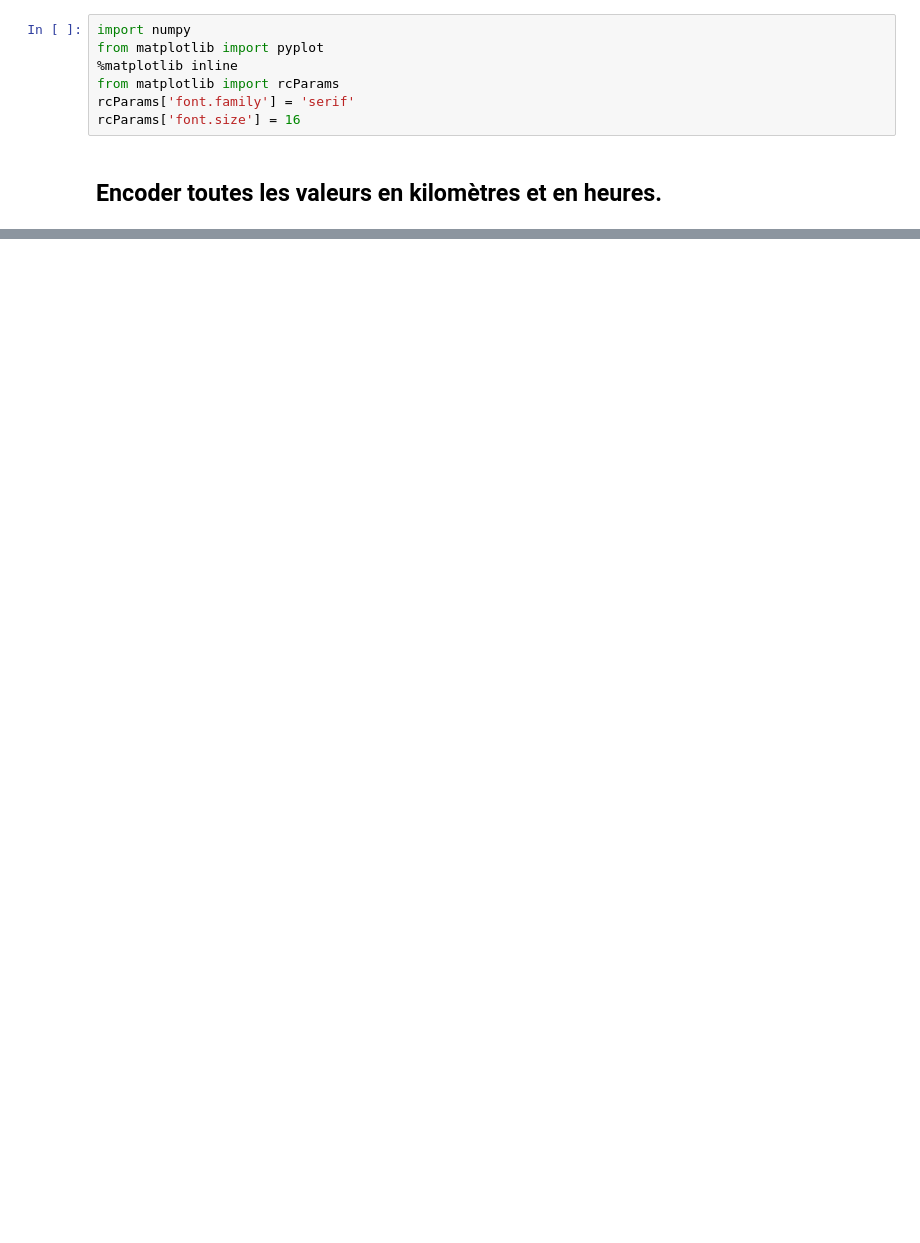
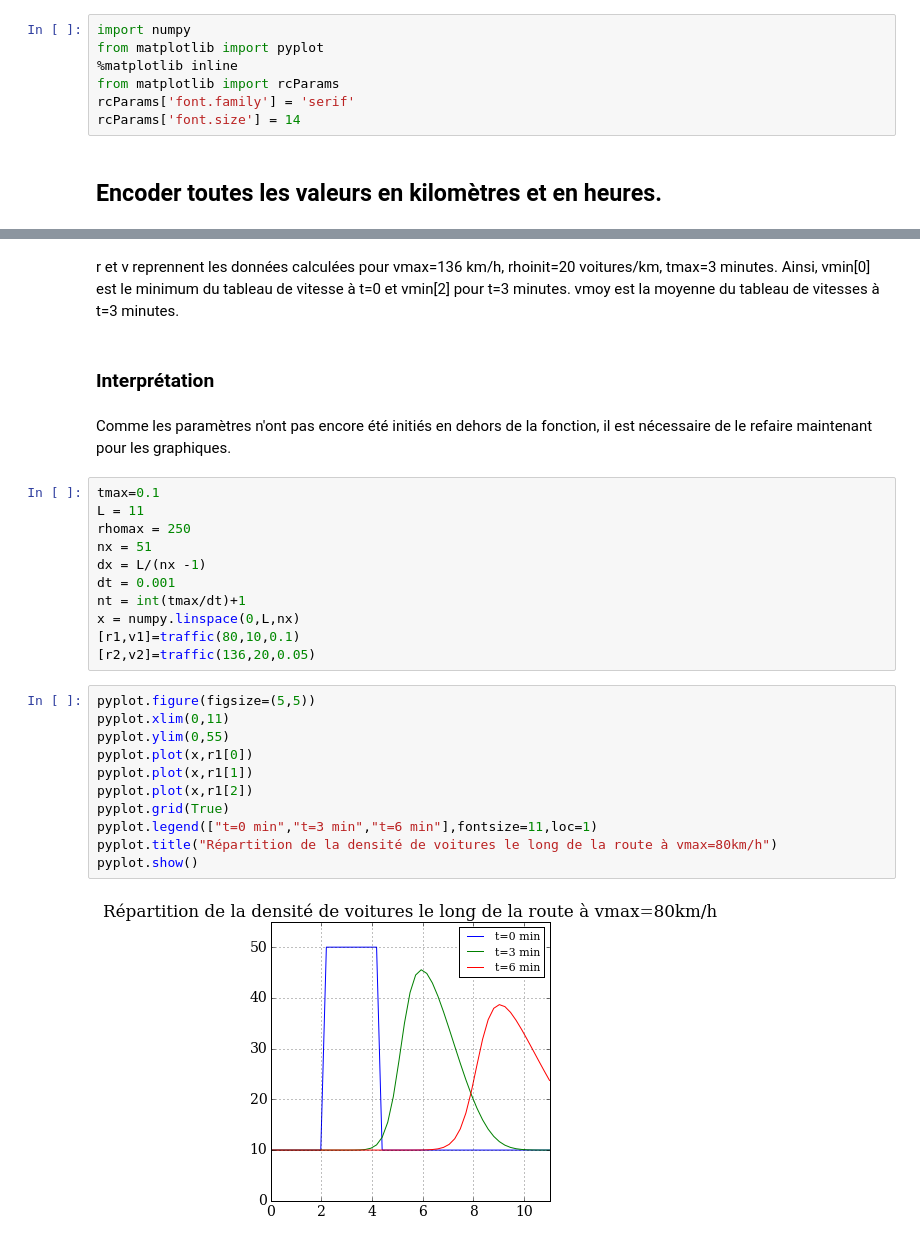
Before and after one commit to VirgieS/Traffic, a Jupyter notebook: traffic_fonction.ipynb, the cells around one changed output, grey strips where cells are left out. Saved outputs shown, nothing was run; the diff lists cells and outputs as text; blank space fills up the shorter version.

```diff
--- a/traffic_fonction.ipynb
+++ b/traffic_fonction.ipynb
@@ -4,7 +4,7 @@ from matplotlib import pyplot
 %matplotlib inline
 from matplotlib import rcParams
 rcParams['font.family'] = 'serif'
-rcParams['font.size'] = 16
+rcParams['font.size'] = 14
 # %% [markdown]
 ## Encoder toutes les valeurs en kilomètres et en heures.
 # %%
@@ -53,0 +98,30 @@ BONUS: faire l'animation avec conditions périodiques
+# %% [markdown]
+r et v reprennent les données calculées pour vmax=136 km/h, rhoinit=20 voitures/km, tmax=3 minutes. Ainsi, vmin[0] est le minimum du tableau de vitesse à t=0 et vmin[2] pour t=3 minutes. vmoy est la moyenne du tableau de vitesses à t=3 minutes.
+# %% [markdown]
+### Interprétation
+# %% [markdown]
+Comme les paramètres n'ont pas encore été initiés en dehors de la fonction, il est nécessaire de le refaire maintenant pour les graphiques.
+# %%
+tmax=0.1
+L = 11
+rhomax = 250
+nx = 51
+dx = L/(nx -1)
+dt = 0.001
+nt = int(tmax/dt)+1
+x = numpy.linspace(0,L,nx)
+[r1,v1]=traffic(80,10,0.1)
+[r2,v2]=traffic(136,20,0.05)
+# %%
+pyplot.figure(figsize=(5,5))
+pyplot.xlim(0,11)
+pyplot.ylim(0,55)
+pyplot.plot(x,r1[0])
+pyplot.plot(x,r1[1])
+pyplot.plot(x,r1[2])
+pyplot.grid(True)
+pyplot.legend(["t=0 min","t=3 min","t=6 min"],fontsize=11,loc=1)
+pyplot.title("Répartition de la densité de voitures le long de la route à vmax=80km/h")
+pyplot.show()
+# %% [output]
+[figure, added]
```
Also changed, not shown: parts of 29 cells of this notebook.
